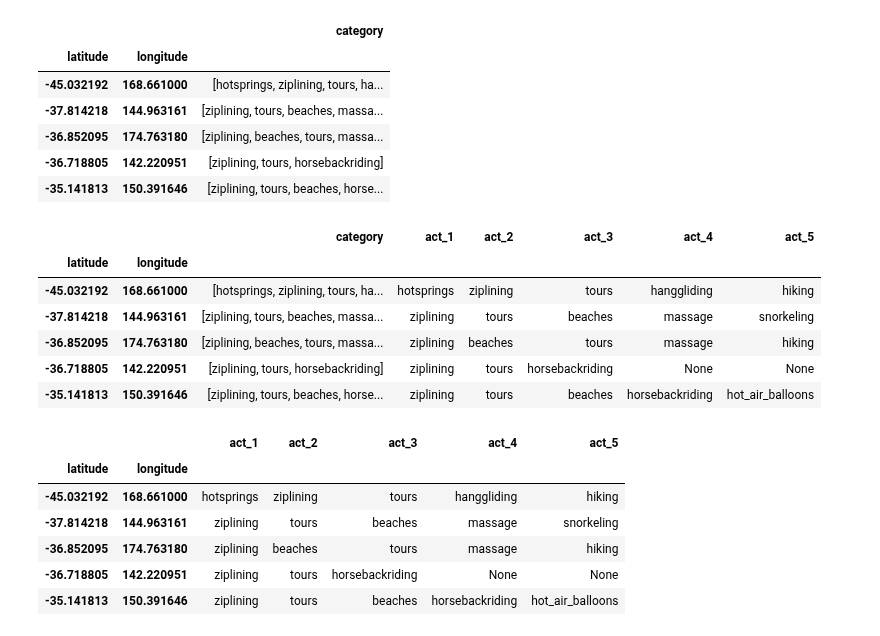
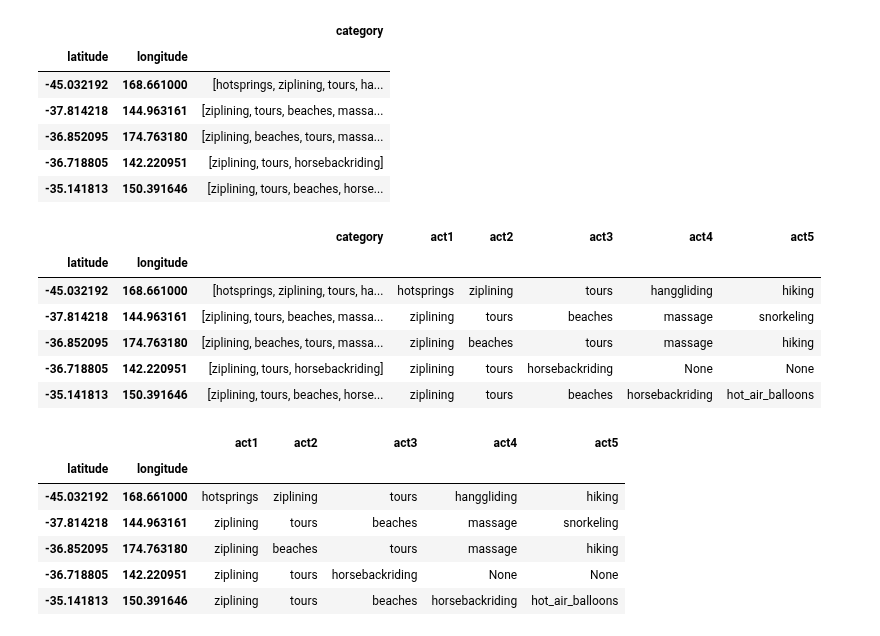
Before and after one commit to mugsiemx/honeymoon-dashboard, a Jupyter notebook: working_cleaning_yelp.ipynb, the cells around one changed output. Cells and saved outputs as stored; diff of their text form; code cells hidden in the pictures.

```diff
--- a/working_cleaning_yelp.ipynb
+++ b/working_cleaning_yelp.ipynb
@@ -106,10 +106,10 @@ grouped_df.head()
 # %%
 #loop through the locations and expand the category list into separate columns
 for i in range(5):
-    grouped_df[f'act_{i+1}'] = grouped_df['category'].apply(lambda x: x[i] if len(x) > i else None)
+    grouped_df[f'act{i+1}'] = grouped_df['category'].apply(lambda x: x[i] if len(x) > i else None)
 grouped_df.head()
 # %% [output]
-|  |  | category | act_1 | act_2 | act_3 | act_4 | act_5 |
+|  |  | category | act1 | act2 | act3 | act4 | act5 |
 | latitude | longitude |  |  |  |  |  |  |
 | -45.032192 | 168.661000 | [hotsprings, ziplining, tours, ha... | hotsprings | ziplining | tours | hanggliding | hiking |
 | -37.814218 | 144.963161 | [ziplining, tours, beaches, massa... | ziplining | tours | beaches | massage | snorkeling |
@@ -121,7 +121,7 @@ grouped_df.head()
 grouped_df=grouped_df.drop(['category'],axis=1)
 grouped_df.head()
 # %% [output]
-|  |  | act_1 | act_2 | act_3 | act_4 | act_5 |
+|  |  | act1 | act2 | act3 | act4 | act5 |
 | latitude | longitude |  |  |  |  |  |
 | -45.032192 | 168.661000 | hotsprings | ziplining | tours | hanggliding | hiking |
 | -37.814218 | 144.963161 | ziplining | tours | beaches | massage | snorkeling |
```
Also changed, not shown: parts of 2 cells of this notebook, 2 other files.
